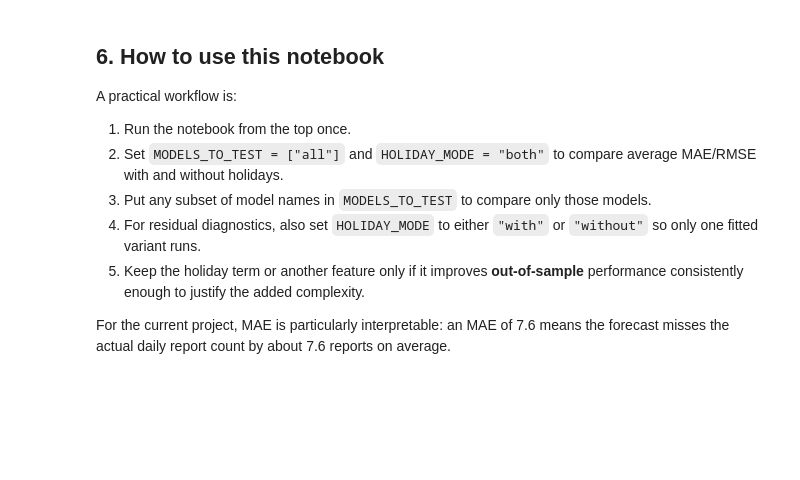
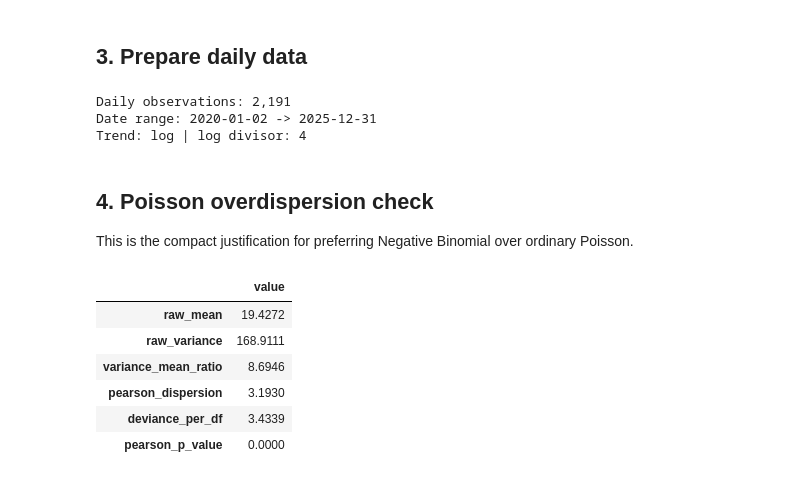
Before and after one commit to Antony-DS/Request_Predictions, a Jupyter notebook: 02_forecasting_models.ipynb, the cells around one changed output. Cells and saved outputs as stored; diff of their text form; code cells hidden in the pictures; blank space fills up the shorter version.

```diff
--- a/02_forecasting_models.ipynb
+++ b/02_forecasting_models.ipynb
@@ -661,12 +88,0 @@ plt.show()
-# %% [markdown]
-## 6. How to use this notebook
-
-A practical workflow is:
-
-1. Run the notebook from the top once.
-2. Set `MODELS_TO_TEST = ["all"]` and `HOLIDAY_MODE = "both"` to compare average MAE/RMSE with and without holidays.
-3. Put any subset of model names in `MODELS_TO_TEST` to compare only those models.
-4. For residual diagnostics, also set `HOLIDAY_MODE` to either `"with"` or `"without"` so only one fitted variant runs.
-5. Keep the holiday term or another feature only if it improves **out-of-sample** performance consistently enough to justify the added complexity.
-
-For the current project, MAE is particularly interpretable: an MAE of 7.6 means the forecast misses the actual daily report count by about 7.6 reports on average.
@@ -672,0 +115,50 @@ For the current project, MAE is particularly interpretable: an MAE of 7.6 means
+# %% [markdown]
+## 3. Prepare daily data
+# %%
+raw_df = pd.read_csv(DATA_PATH)
+
+daily_df = prepare_daily_data(
+    raw_df,
+    issue_type=ISSUE_TYPE,
+    start_year=START_YEAR,
+    end_year=END_YEAR,
+    log_divisor=LOG_TREND_DIVISOR,
+)
+
+print(f"Daily observations: {len(daily_df):,}")
+print(
+    f"Date range: {daily_df['reported'].min().date()} "
+    f"-> {daily_df['reported'].max().date()}"
+)
+print(
+    f"Trend: {TREND_MODE}"
+    + (
+        f" | log divisor: {LOG_TREND_DIVISOR}"
+        if TREND_MODE == "log"
+        else ""
+    )
+)
+# %% [output]
+Daily observations: 2,191
+Date range: 2020-01-02 -> 2025-12-31
+Trend: log | log divisor: 4
+# %% [markdown]
+## 4. Poisson overdispersion check
+
+This is the compact justification for preferring Negative Binomial over ordinary Poisson.
+# %%
+dispersion = poisson_overdispersion(
+    daily_df,
+    end_year=2024,
+    trend_mode=TREND_MODE,
+)
+
+display(dispersion.round(4).to_frame("value"))
+# %% [output]
+|  | value |
+| raw_mean | 19.4272 |
+| raw_variance | 168.9111 |
+| variance_mean_ratio | 8.6946 |
+| pearson_dispersion | 3.1930 |
+| deviance_per_df | 3.4339 |
+| pearson_p_value | 0.0000 |
```
Also changed, not shown: parts of 23 cells of this notebook, 9 other files.
